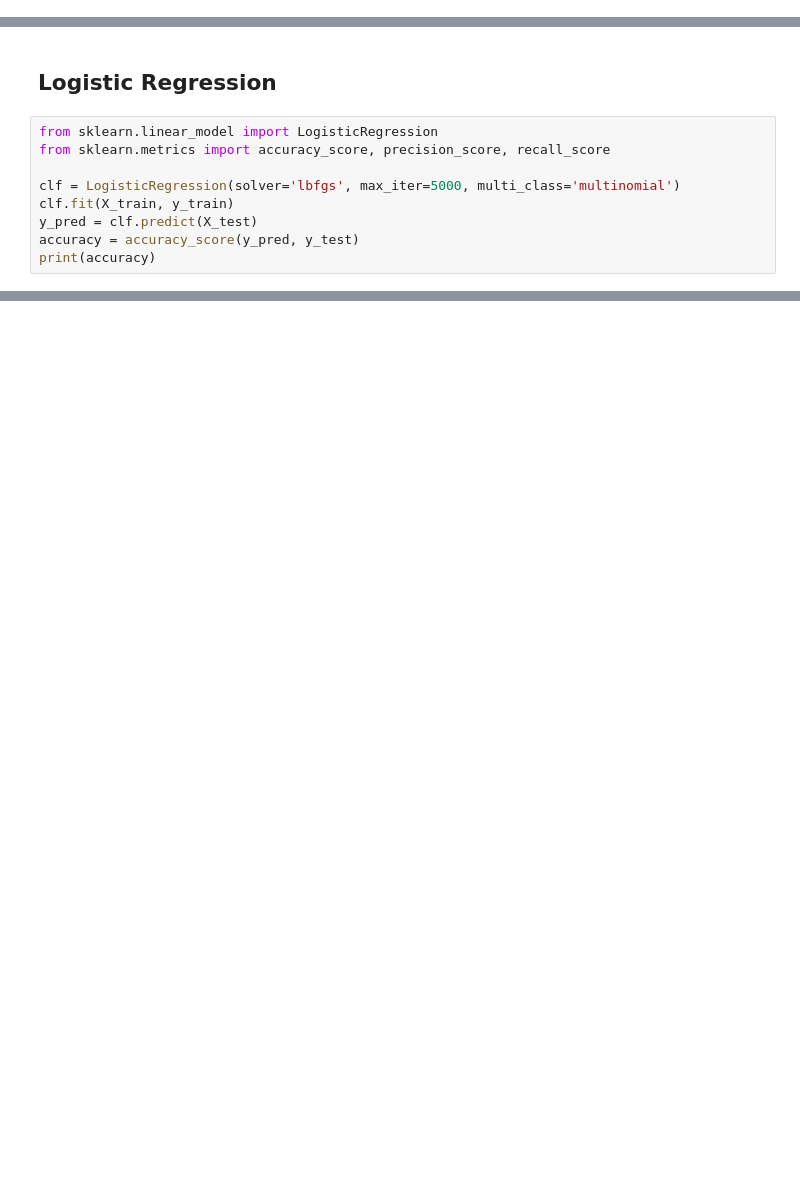
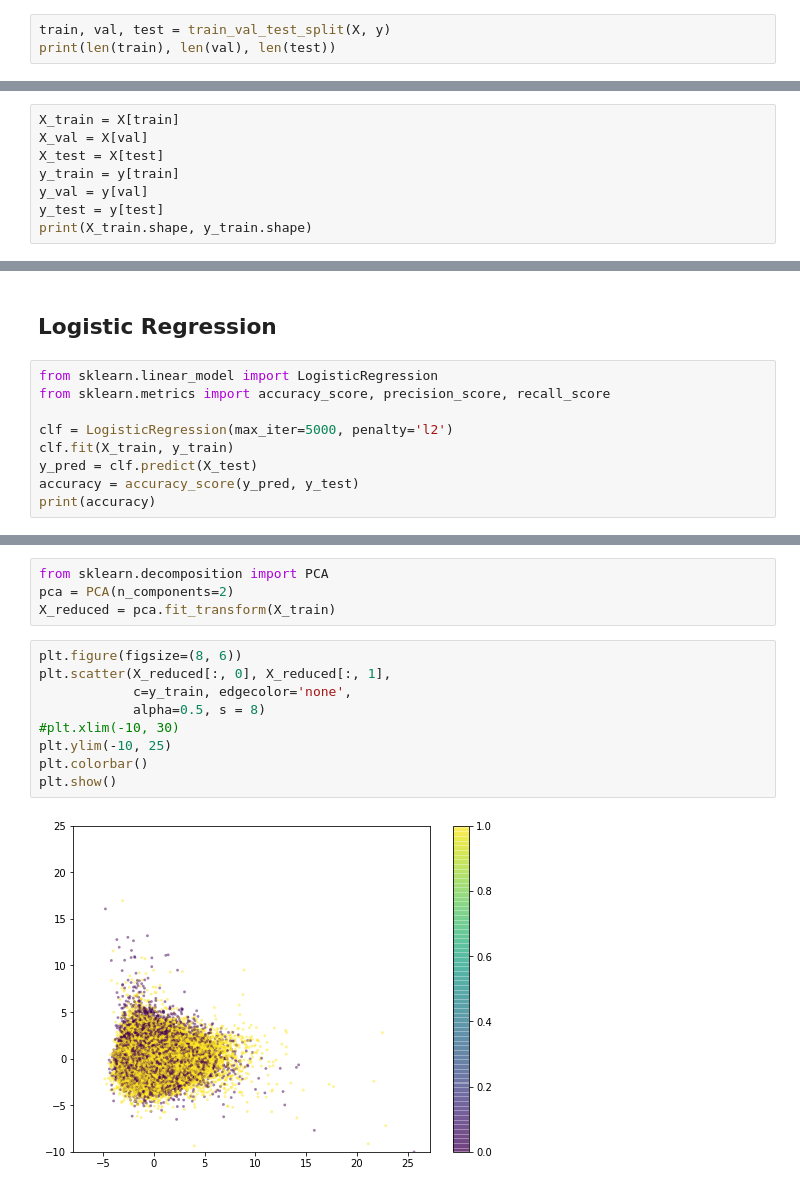
Before and after one commit to wendyfyx/lc_risk_analysis, a Jupyter notebook: ml_project.ipynb, the cells around one changed output, grey strips where cells are left out. Drawn from its saved outputs; the diff is of its cells as text; blank space fills up the shorter version.

```diff
--- a/ml_project.ipynb
+++ b/ml_project.ipynb
@@ -206,0 +288,3 @@ print(X_train.shape, y_train.shape, X_test.shape, y_test.shape)
+# %%
+train, val, test = train_val_test_split(X, y)
+print(len(train), len(val), len(test))
@@ -206,0 +293,8 @@ print(X_train.shape, y_train.shape, X_test.shape, y_test.shape)
+# %%
+X_train = X[train]
+X_val = X[val]
+X_test = X[test]
+y_train = y[train]
+y_val = y[val]
+y_test = y[test]
+print(X_train.shape, y_train.shape)
@@ -210,7 +306,7 @@ print(X_train.shape, y_train.shape, X_test.shape, y_test.shape)
 from sklearn.linear_model import LogisticRegression
 from sklearn.metrics import accuracy_score, precision_score, recall_score
 
-clf = LogisticRegression(solver='lbfgs', max_iter=5000, multi_class='multinomial')
+clf = LogisticRegression(max_iter=5000, penalty='l2')
 clf.fit(X_train, y_train)
 y_pred = clf.predict(X_test)
 accuracy = accuracy_score(y_pred, y_test)
@@ -219,0 +324,15 @@ print(accuracy)
+# %%
+from sklearn.decomposition import PCA
+pca = PCA(n_components=2)
+X_reduced = pca.fit_transform(X_train)
+# %%
+plt.figure(figsize=(8, 6))
+plt.scatter(X_reduced[:, 0], X_reduced[:, 1],
+            c=y_train, edgecolor='none',
+            alpha=0.5, s = 8)
+#plt.xlim(-10, 30)
+plt.ylim(-10, 25)
+plt.colorbar()
+plt.show()
+# %% [output]
+[figure, added]
```
Also changed, not shown: parts of 31 cells of this notebook.
